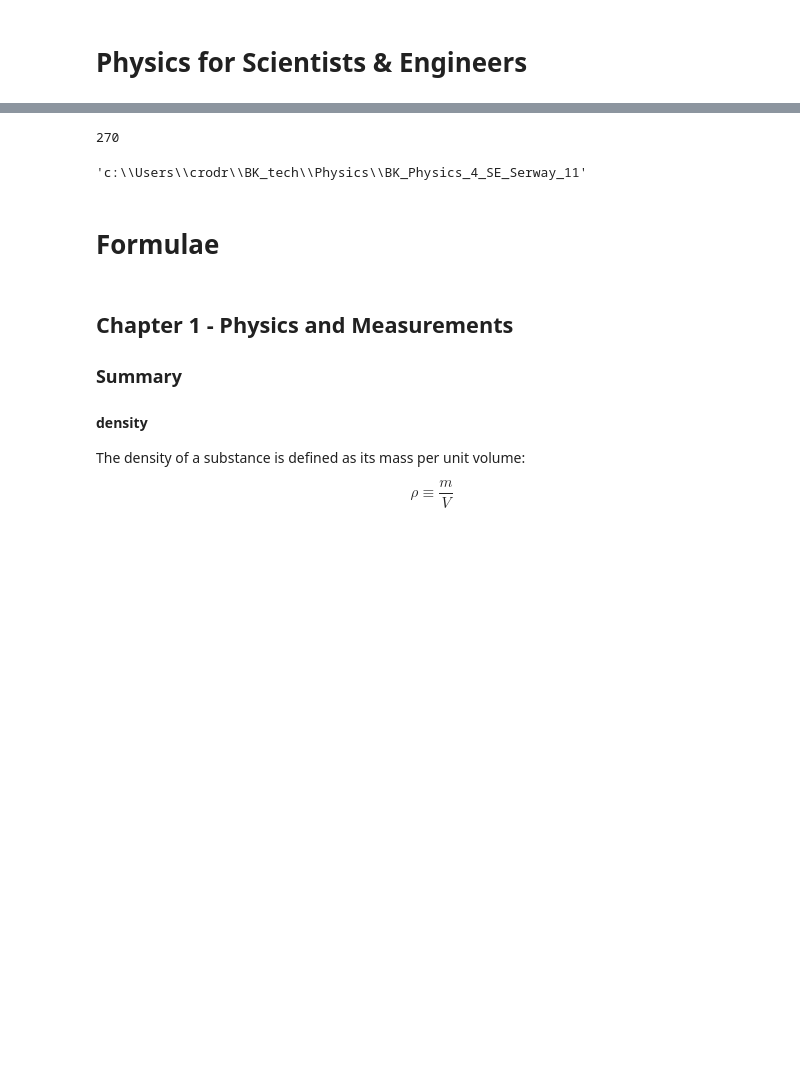
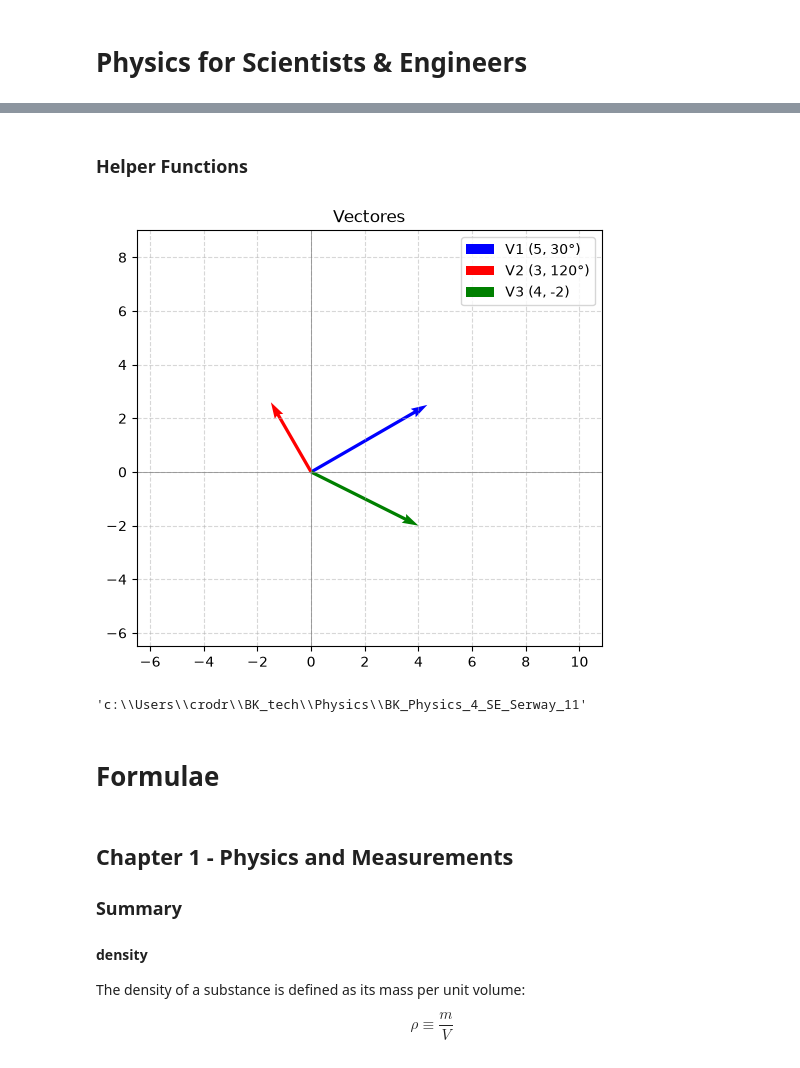
Before and after one commit to cr2003/BK_Physics_4_SE_Serway_11, a Jupyter notebook: formulae.ipynb, the cells around one changed output, grey strips where cells are left out. Drawn from its saved outputs; the diff is of its cells as text; code cells hidden in the pictures; blank space fills up the shorter version.

```diff
--- a/formulae.ipynb
+++ b/formulae.ipynb
@@ -20,5 +22,2 @@ def math_to_bearing(theta):
-# %%
-math_angle = 180
-math_to_bearing(math_angle)
-# %% [output]
-270
+# %% [markdown]
+### Helper Functions
@@ -25,3 +75,20 @@ math_to_bearing(math_angle)
+# %%
+# --- Ejemplo de uso combinando ambas funciones ---
+
+fig, ax = plt.subplots(figsize=(6, 6))
+ax.set_aspect("equal")
+ax.axhline(0, color="gray", linewidth=0.5)
+ax.axvline(0, color="gray", linewidth=0.5)
+ax.grid(True, linestyle="--", alpha=0.5)
+
+plot_vector(5, 30, ax=ax, color="b", label="V1 (5, 30°)")
+plot_vector(3, 120, ax=ax, color="r", label="V2 (3, 120°)")
+plot_vector_xy(4, -2, ax=ax, color="g", label="V3 (4, -2)")
+
+plt.title("Vectores")
+plt.show()
+# %% [output]
+[figure, added]
 # %%
 pwd
 # %% [output]
```
Also changed, not shown: parts of 11 cells of this notebook, 8 other files.
